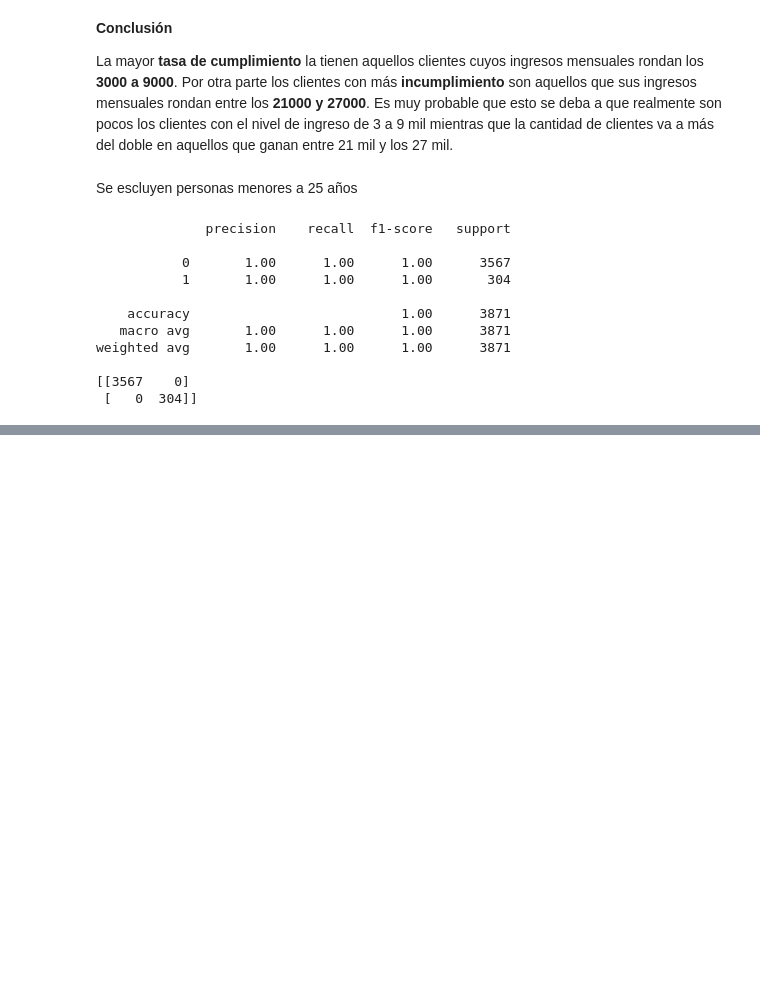
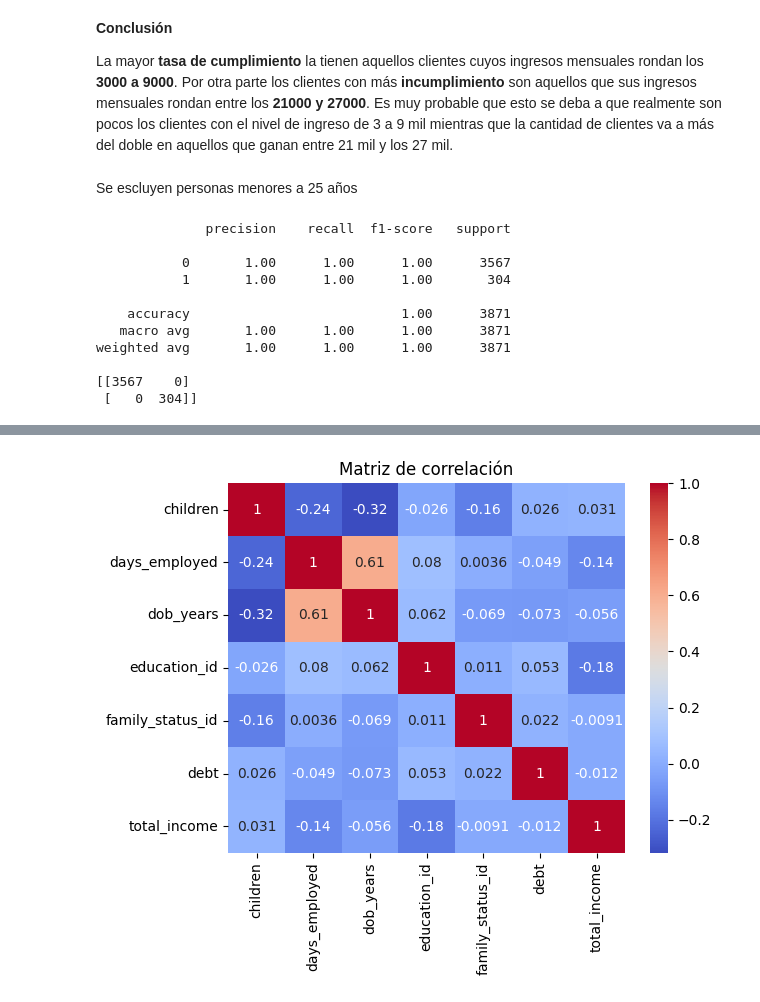
Before and after one commit to emmllanitos/No-dar-Papaya, a Jupyter notebook: NoDarPapaya.ipynb, the cells around one changed output, grey strips where cells are left out. Cells and saved outputs as stored; diff of their text form; code cells hidden in the pictures; blank space fills up the shorter version.

Commit message:
change figures

```diff
--- a/NoDarPapaya.ipynb
+++ b/NoDarPapaya.ipynb
@@ -1159,0 +1171,14 @@ df.to_csv('data/clientsFinal.csv', index=False)
+# %%
+# calcular la matriz de correlación
+corr = df[['children', 'days_employed', 'dob_years', 'education_id', 'family_status_id', 'debt', 'total_income']].corr()
+
+# crear un heatmap
+sns.heatmap(corr,
+        xticklabels=corr.columns,
+        yticklabels=corr.columns,
+        annot=True,
+        cmap='coolwarm')
+plt.title('Matriz de correlación')
+plt.show()
+# %% [output]
+[figure, added]
```
Also changed, not shown: parts of 3 cells of this notebook, 1 other file.
